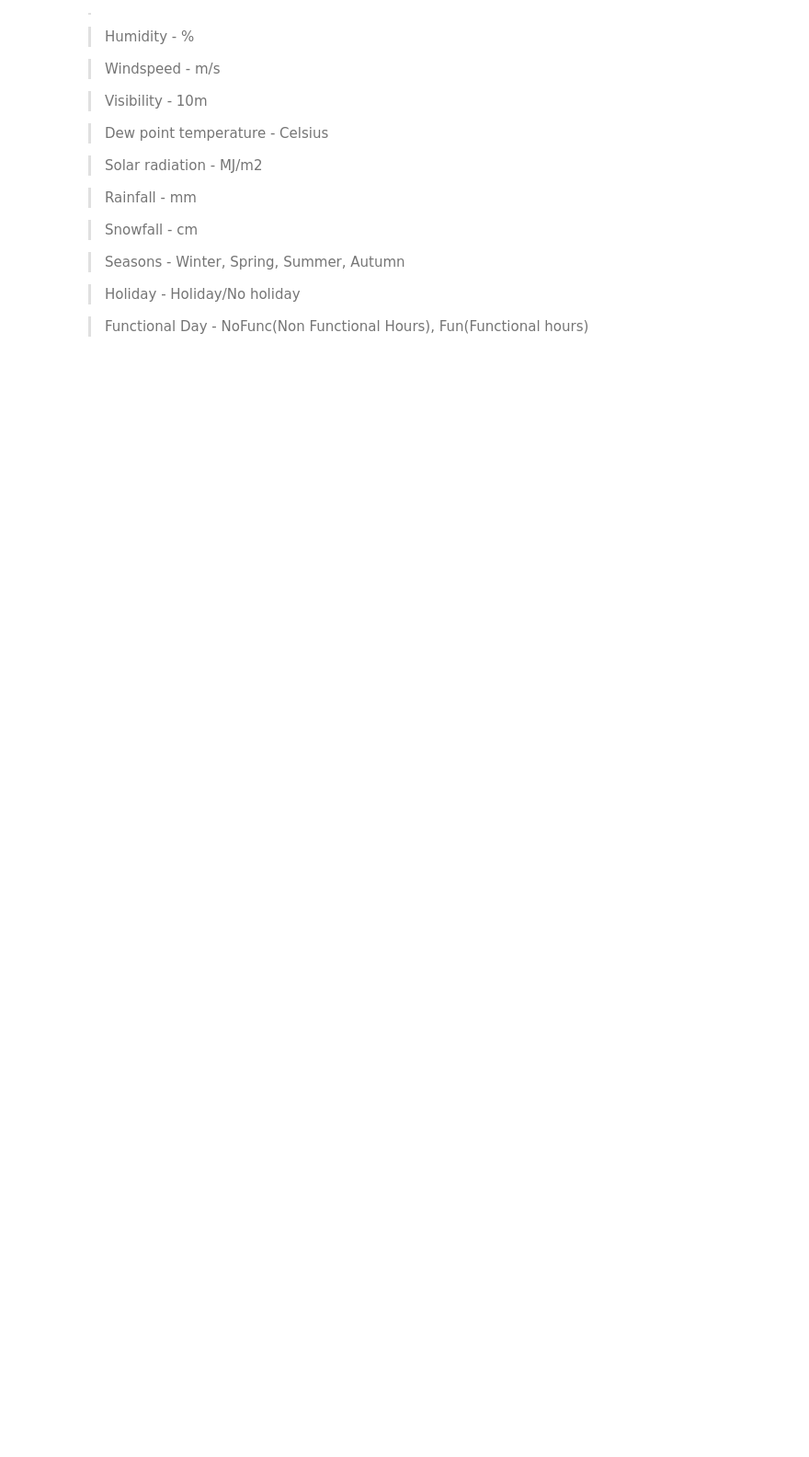
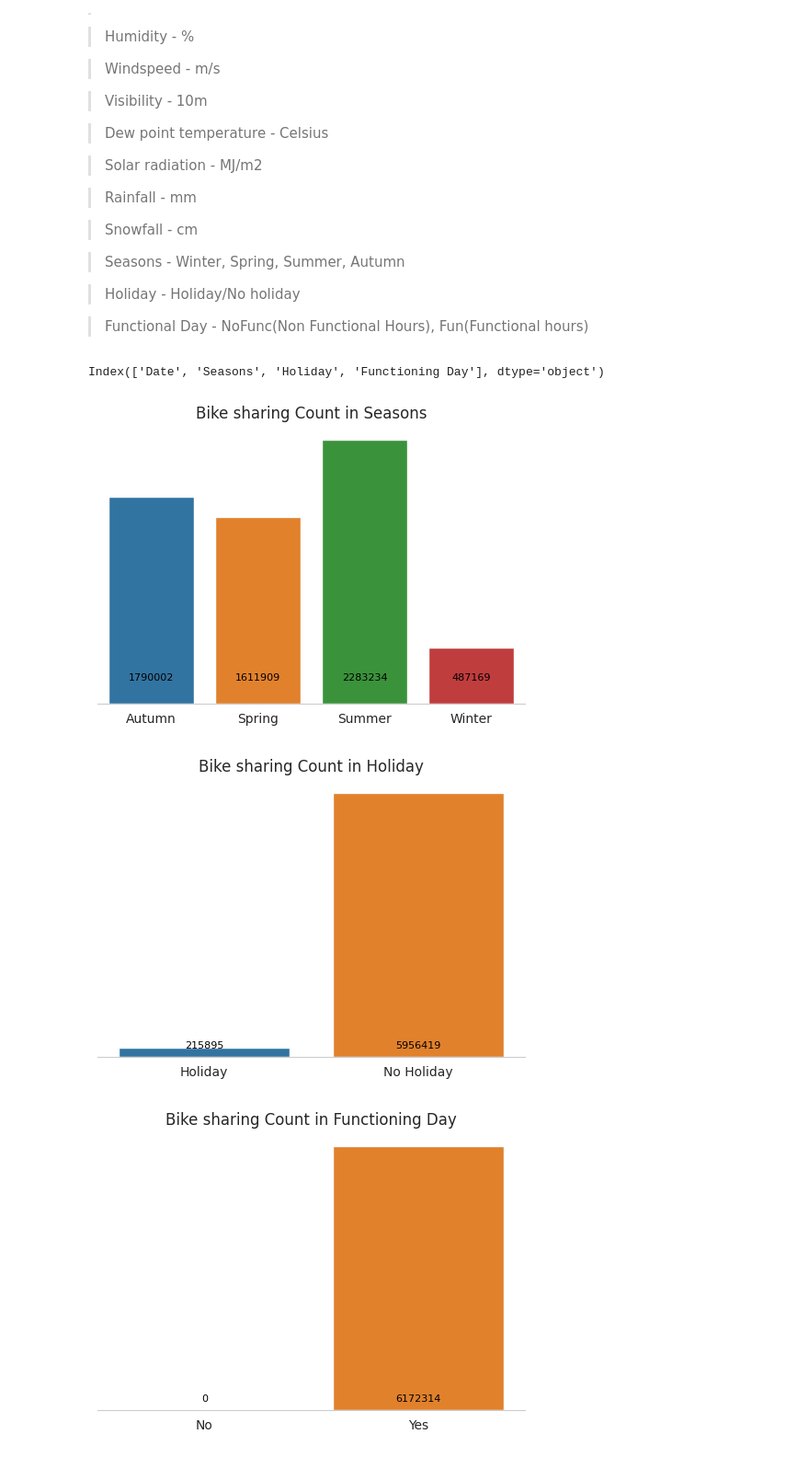
Before and after one commit to sneraikar/Bike-sharing-demand-prediction, a Jupyter notebook: Bike_sharing_demand_prediction.ipynb, the cells around one changed output. Shown at 92% size. Drawn from its saved outputs; the diff is of its cells as text; code cells hidden in the pictures; blank space fills up the shorter version.

```diff
--- a/Bike_sharing_demand_prediction.ipynb
+++ b/Bike_sharing_demand_prediction.ipynb
@@ -156,3 +156,34 @@ Attribute Information:
 >Holiday - Holiday/No holiday
 
 >Functional Day - NoFunc(Non Functional Hours), Fun(Functional hours)
+# %%
+# Creating variable wiht the name of categorical columns
+categorical_variables = df.describe(include = 'object').columns
+categorical_variables
+# %% [output]
+Index(['Date', 'Seasons', 'Holiday', 'Functioning Day'], dtype='object')
+# %%
+# Visualizing the Total number of rented bikes/ hr for against Seasons, Holidays  Functioning days
+sns.set_style("whitegrid")
+for i in categorical_variables[1:]:
+  fig = plt.figure(figsize = (6,4))
+  ax = fig.gca()
+
+ # ensuring categorical variable with not more than 5 unique values are considerd
+  if df[i].nunique() < 5:
+    df_sample = df.groupby([i]).sum().reset_index().iloc[:,:2]
+    sns.barplot(data = df_sample, x = df_sample[i], y = 'Rented Bike Count',ci = None, ax = ax)
+
+    # Creating the bargrahph
+    plt.title('Bike sharing Count in ' + i)
+    plt.xlabel('')
+    plt.ylabel('')
+    sns.despine(left = True)
+    plt.yticks([])
+
+    for j in range(len((df[i].unique()))):
+      plt.text(x = j , y = 200000, s = df_sample.loc[j,'Rented Bike Count'],color='black', fontsize=8, horizontalalignment='center')
+# %% [output]
+[figure, added]
+[figure, added]
+[figure, added]
```
Also changed, not shown: parts of 4 cells of this notebook.
